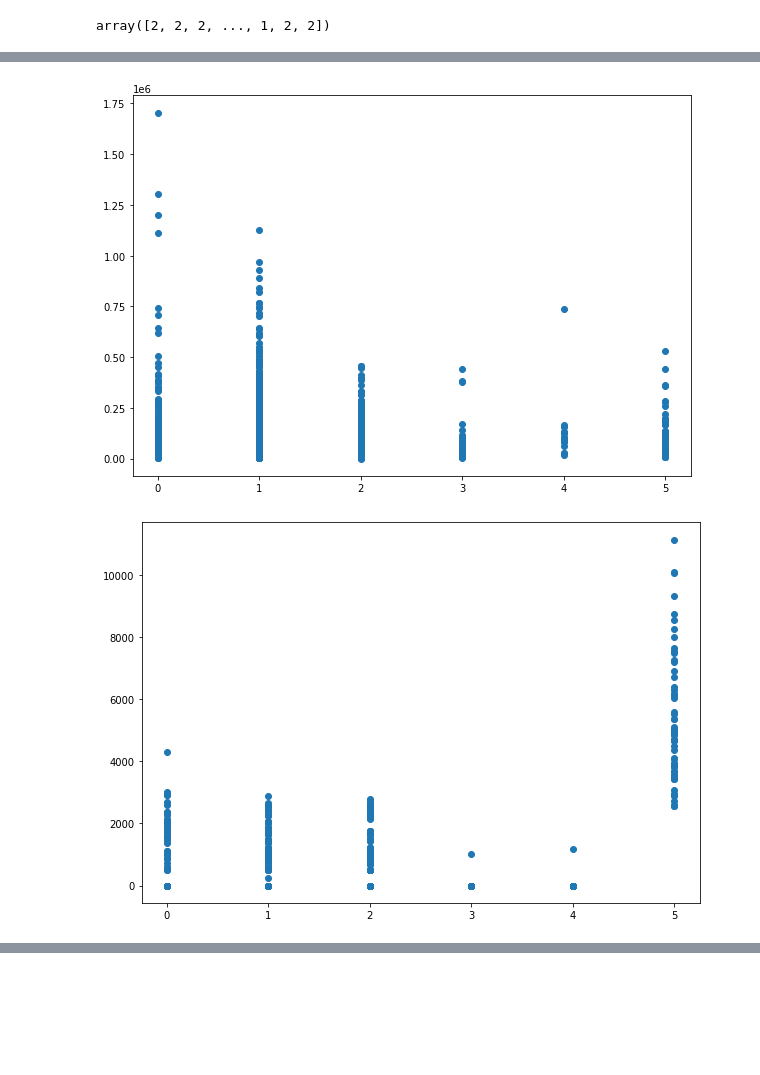
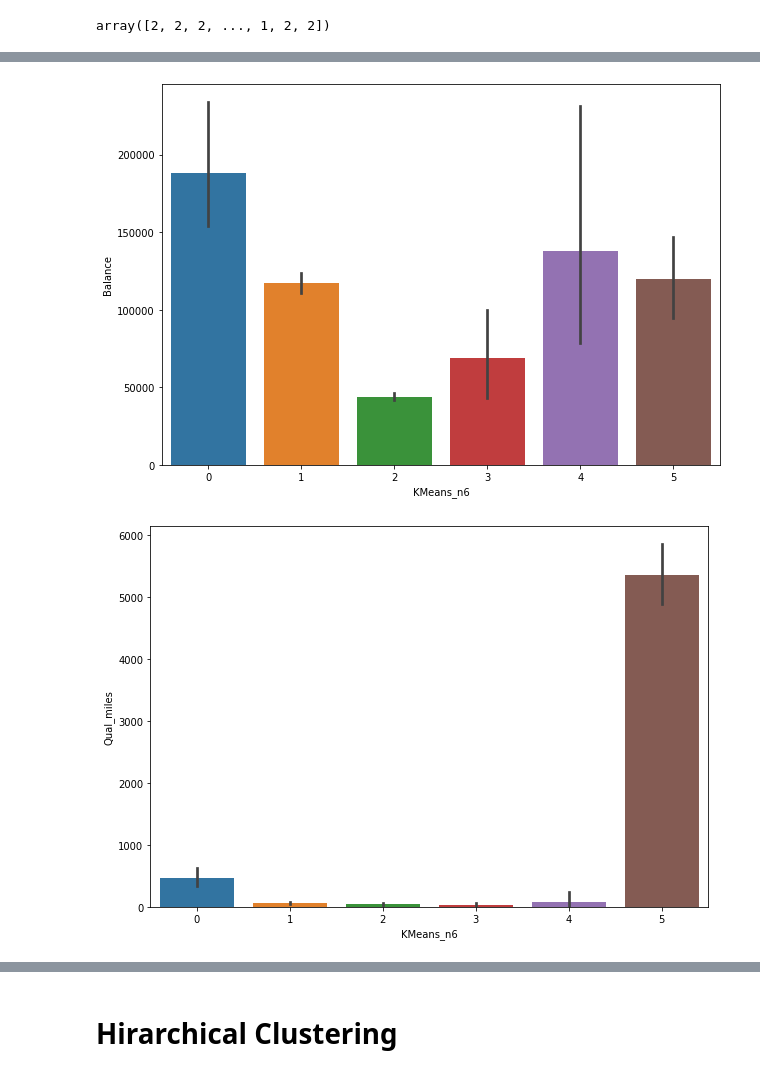
Before and after one commit to SuryaBhaskar33/Data_Science, a Jupyter notebook: 7_Clustring/Airlines/East_west_Airlines.ipynb, the cells around one changed output, grey strips where cells are left out. Drawn from its saved outputs; the diff is of its cells as text; code cells hidden in the pictures; blank space fills up the shorter version.

```diff
--- a/7_Clustring/Airlines/East_west_Airlines.ipynb
+++ b/7_Clustring/Airlines/East_west_Airlines.ipynb
@@ -209,8 +209,8 @@ df.groupby(["KMeans_n6"]).mean()
 # %%
 # Plot Clusters
 for i in range(0,11):
     plt.figure(figsize=(10, 7))
-    plt.scatter(df["KMeans_n6"],df.iloc[:,i])
+    sns.barplot(y=df.iloc[:,i],x=df["KMeans_n6"])
 # %% [output]
-[figure, old version]
+[figure, new version]
-[figure, old version]
+[figure, new version]
@@ -225,0 +226,2 @@ for i in range(0,11):
+# %% [markdown]
+# Hirarchical Clustering
```
Also changed, not shown: parts of 15 cells of this notebook, 2 other files.
